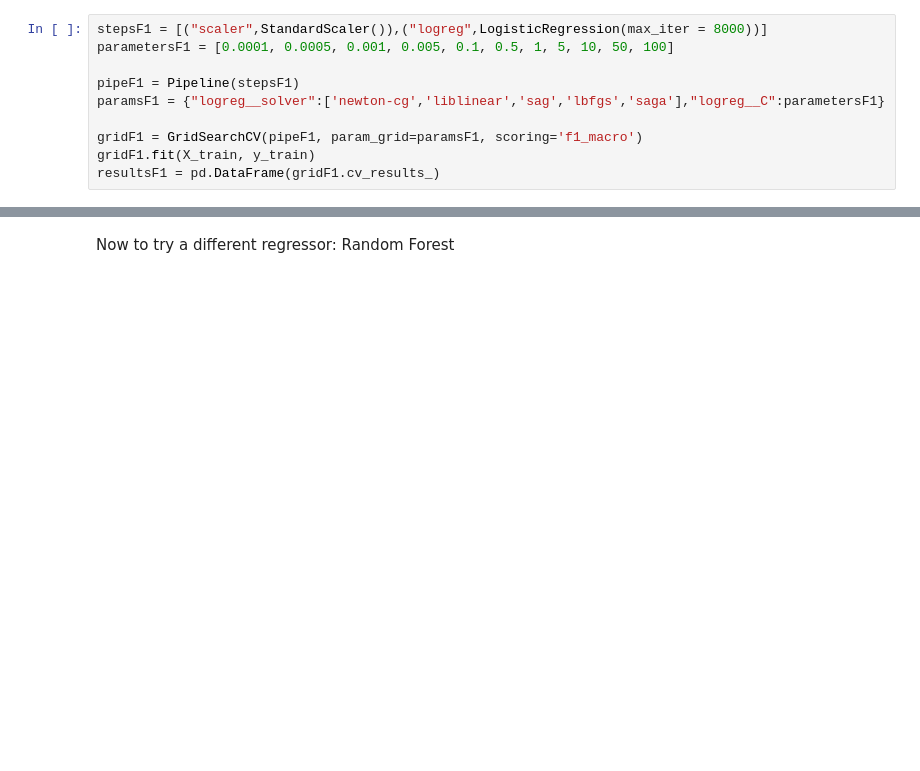
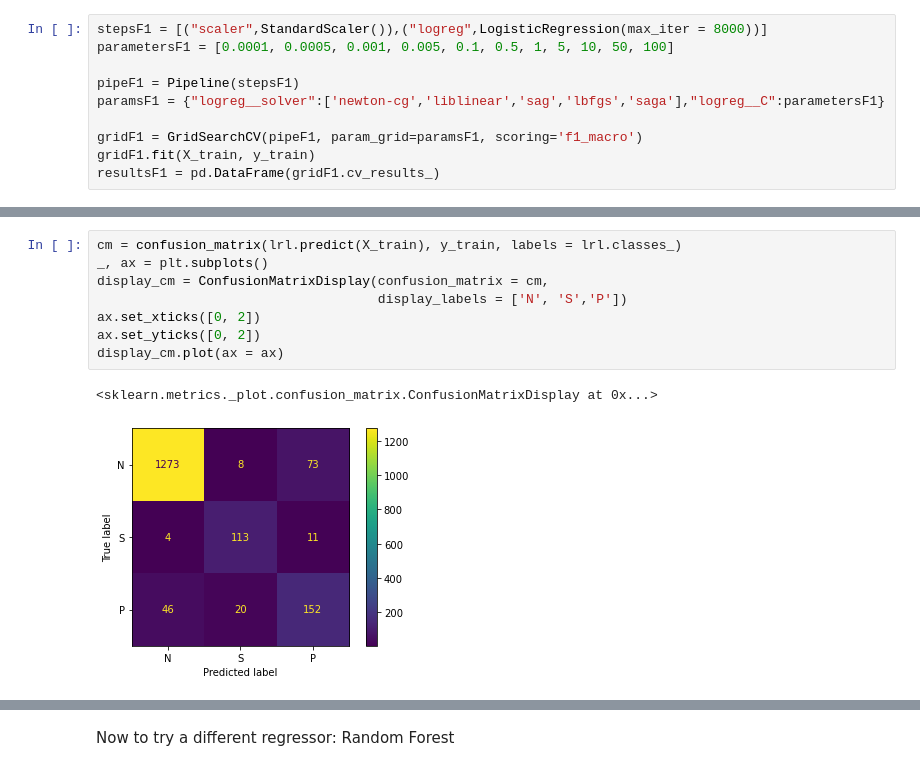
Before and after one commit to mikebobal/springboard, a Jupyter notebook: Capstone Project 2/Capstone 2 Preprocessing and Training.ipynb, the cells around one changed output, grey strips where cells are left out. Drawn from its saved outputs; the diff is of its cells as text; blank space fills up the shorter version.

```diff
--- a/Capstone Project 2/Capstone 2 Preprocessing and Training.ipynb
+++ b/Capstone Project 2/Capstone 2 Preprocessing and Training.ipynb
@@ -454,0 +473,11 @@ The model does well on the test set, predicting correctly 27/30 from Pathologica
+# %%
+cm = confusion_matrix(lrl.predict(X_train), y_train, labels = lrl.classes_)
+_, ax = plt.subplots()
+display_cm = ConfusionMatrixDisplay(confusion_matrix = cm,
+                                    display_labels = ['N', 'S','P'])
+ax.set_xticks([0, 2])
+ax.set_yticks([0, 2])
+display_cm.plot(ax = ax)
+# %% [output]
+<sklearn.metrics._plot.confusion_matrix.ConfusionMatrixDisplay at 0x...>
+[figure, added]
```
Also changed, not shown: parts of 88 cells of this notebook.
